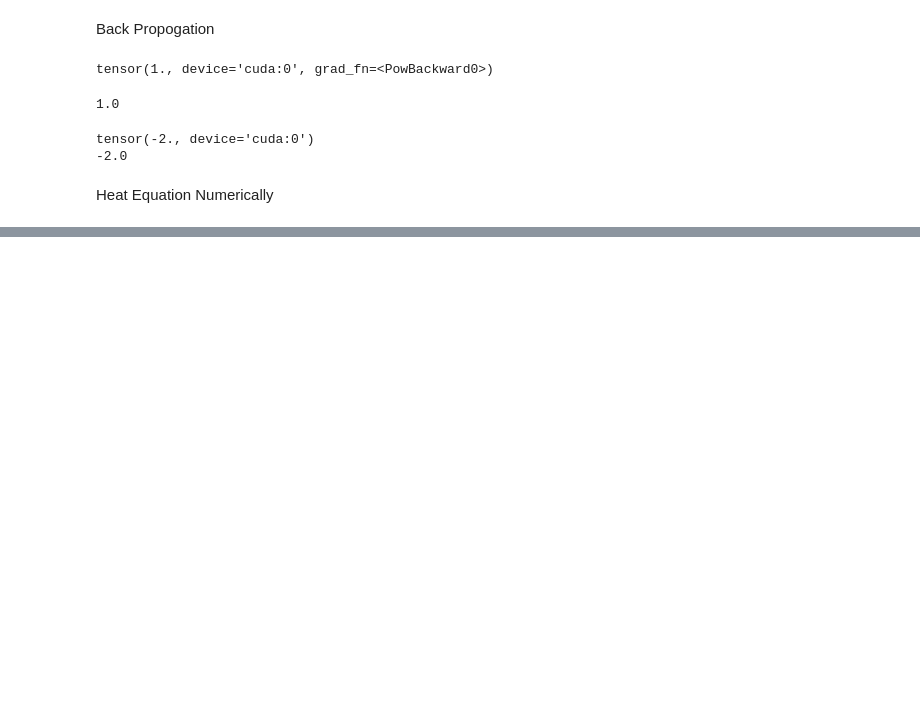
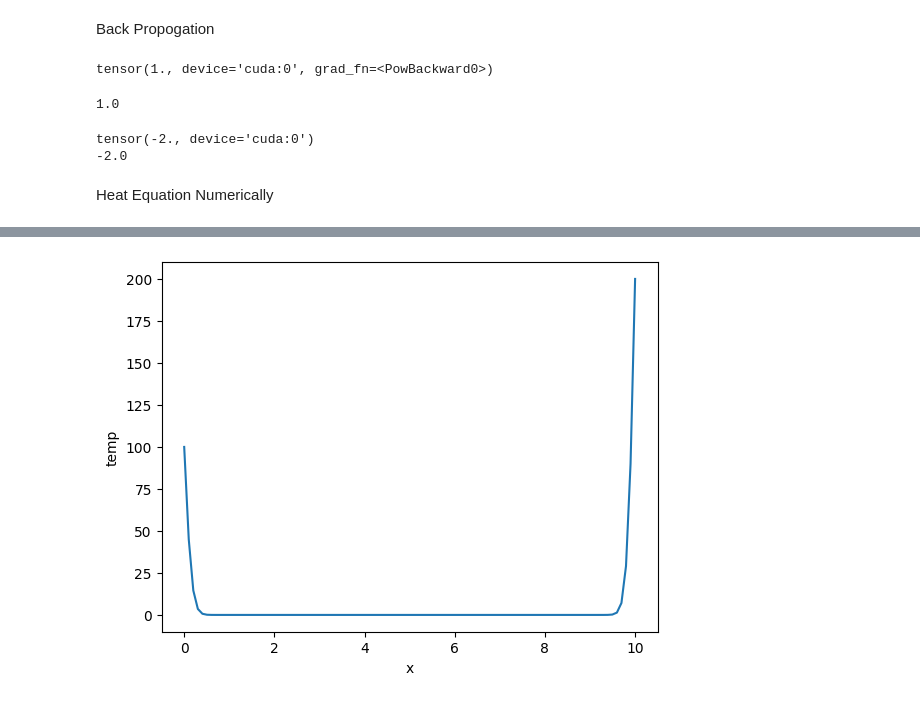
Before and after one commit to vbhavsar16/Simple_PINN, a Jupyter notebook: PINN.ipynb, the cells around one changed output, grey strips where cells are left out. Cells and saved outputs as stored; diff of their text form; code cells hidden in the pictures; blank space fills up the shorter version.

Commit message:
1D heat and 2D burgers numerically solved

```diff
--- a/PINN.ipynb
+++ b/PINN.ipynb
@@ -101,0 +103,6 @@ plt.show()
+# %%
+# ------ Solve\
+
+for t in range(1, len(t_vec)-1):
+    for x in range(1, len(x_vec)-1):
+        u[t+1,x] = ((k * (dt/dx**2)) * (u[t, x+1] - 2 * u[t,x] + u[t,x-1])) + u[t,x]
@@ -101,0 +125,7 @@ plt.show()
+# %%
+plt.plot(x_vec, u[100])
+plt.xlabel('x')
+plt.ylabel('temp')
+plt.show()
+# %% [output]
+[figure, added]
```
Also changed, not shown: parts of 16 cells of this notebook.
